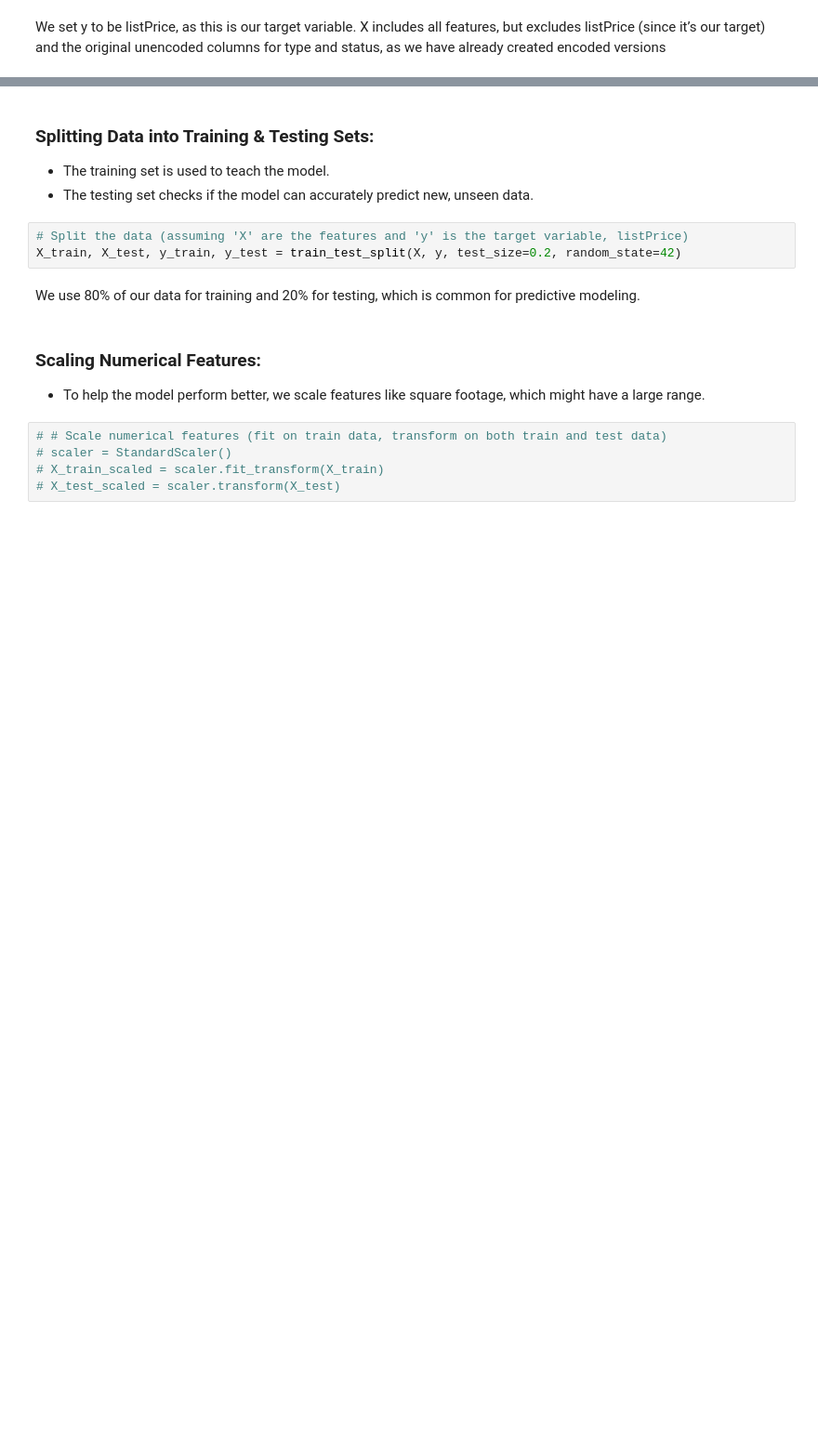
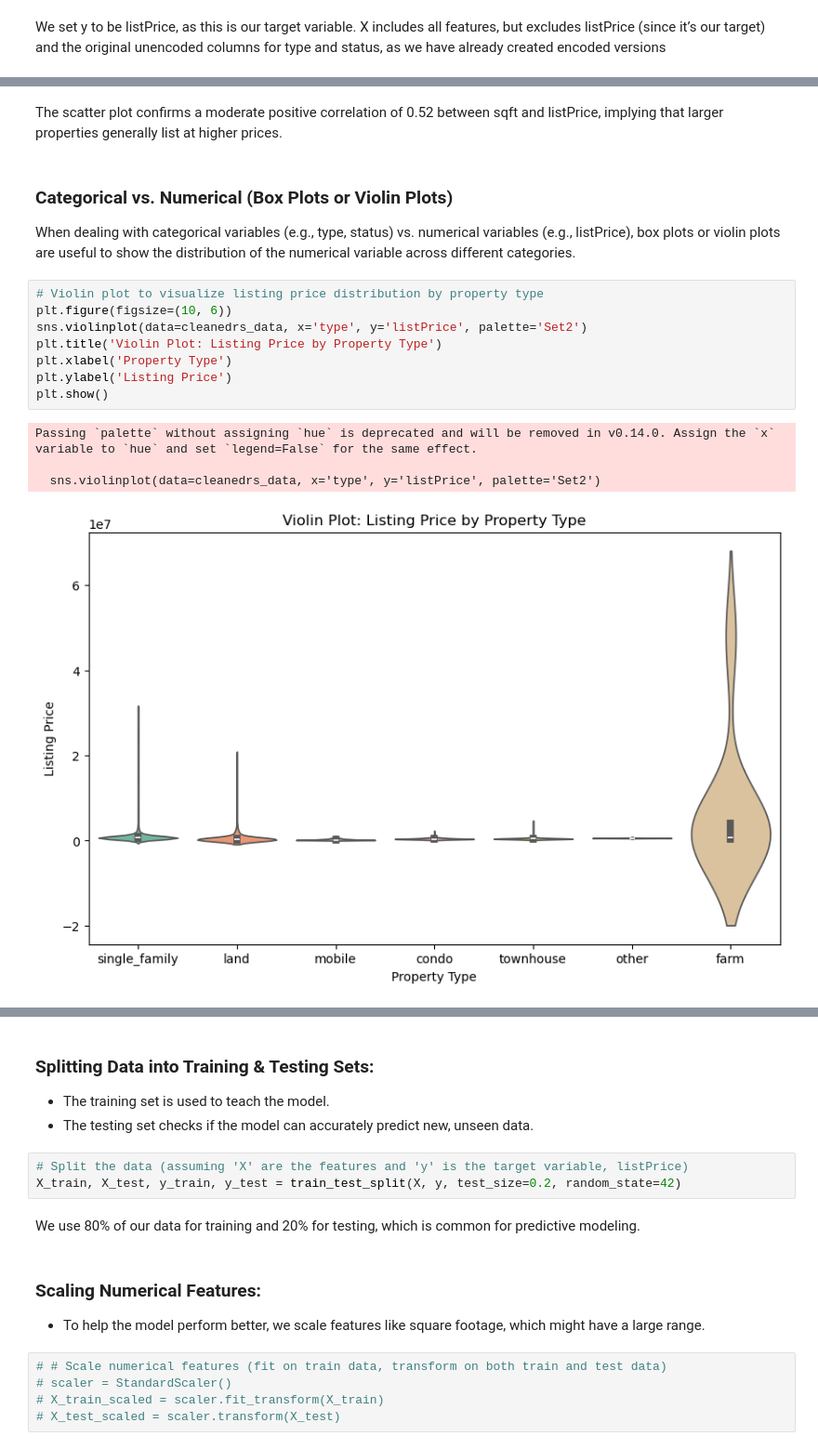
Before and after one commit to quadrillionaiire/Utah-Real-Estate-Sales-Analysis, a Jupyter notebook: notebooks/machine_learning.ipynb, the cells around one changed output, grey strips where cells are left out. Shown at 93% size. Cells and saved outputs as stored; diff of their text form; blank space fills up the shorter version.

```diff
--- a/notebooks/machine_learning.ipynb
+++ b/notebooks/machine_learning.ipynb
@@ -90,0 +152,18 @@ X includes all features, but excludes listPrice (since it’s our target) and th
+# %% [markdown]
+ The scatter plot confirms a moderate positive correlation of 0.52 between sqft and listPrice, implying that larger properties generally list at higher prices.
+# %% [markdown]
+### Categorical vs. Numerical (Box Plots or Violin Plots)
+When dealing with categorical variables (e.g., type, status) vs. numerical variables (e.g., listPrice), box plots or violin plots are useful to show the distribution of the numerical variable across different categories.
+# %%
+# Violin plot to visualize listing price distribution by property type
+plt.figure(figsize=(10, 6))
+sns.violinplot(data=cleanedrs_data, x='type', y='listPrice', palette='Set2')
+plt.title('Violin Plot: Listing Price by Property Type')
+plt.xlabel('Property Type')
+plt.ylabel('Listing Price')
+plt.show()
+# %% [output]
+Passing `palette` without assigning `hue` is deprecated and will be removed in v0.14.0. Assign the `x` variable to `hue` and set `legend=False` for the same effect.
+
+  sns.violinplot(data=cleanedrs_data, x='type', y='listPrice', palette='Set2')
+[figure, added]
```
Also changed, not shown: parts of 112 cells of this notebook, 1 other file.
